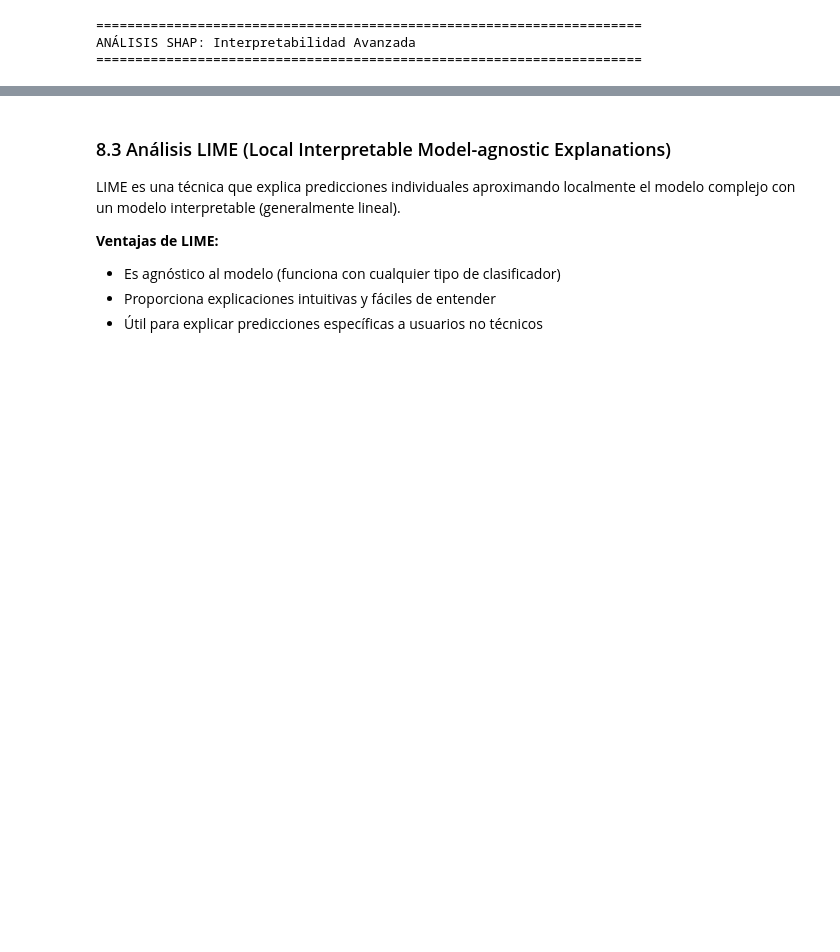
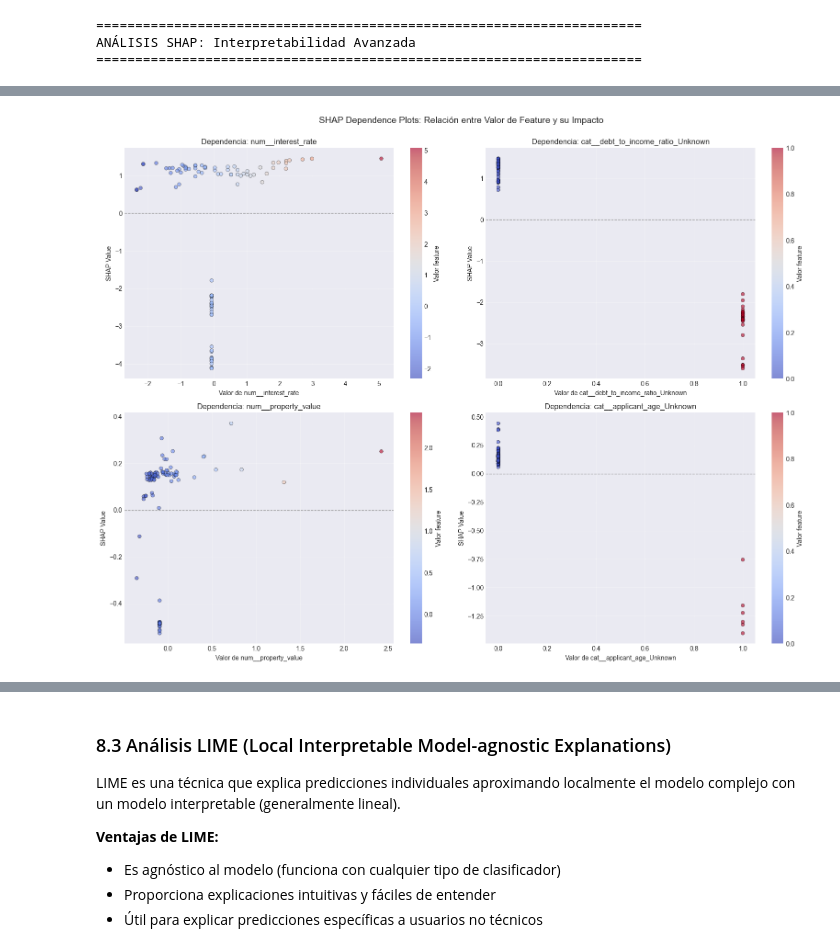
Before and after one commit to thisisrober/hmda-loan-approval-ml-analysis, a Jupyter notebook: notebook.ipynb, the cells around one changed output, grey strips where cells are left out. Cells and saved outputs as stored; diff of their text form; code cells hidden in the pictures; blank space fills up the shorter version.

```diff
--- a/notebook.ipynb
+++ b/notebook.ipynb
@@ -1624,24 +2186,23 @@ ANÁLISIS SHAP: Interpretabilidad Avanzada
 # ----------------------------------------------------------------------
 print("\n1. Preparando datos para análisis SHAP...")
 
-# Usar una muestra para acelerar el cálculo (SHAP puede ser lento)
-# Puedes ajustar el tamaño según tu capacidad computacional
-SAMPLE_SIZE = min(500, len(X_test))
+# ⚡ OPTIMIZACIÓN: Usar muestra pequeña (SHAP es computacionalmente costoso)
+# 100 muestras es suficiente para obtener insights representativos
+SAMPLE_SIZE = min(100, len(X_test))
 np.random.seed(42)
 sample_indices = np.random.choice(len(X_test), SAMPLE_SIZE, replace=False)
 X_test_sample = X_test.iloc[sample_indices]
 y_test_sample = y_test.iloc[sample_indices]
 
-# Transformar los datos (aplicar solo el preprocesamiento)
-# Extraer el transformador del pipeline
-model_to_explain = rf_model  # Cambia a gb_model o lr_model según prefieras
+# Seleccionar modelo a explicar
+model_to_explain = gb_model  # gb_model tiene mejor performance (96.05%)
 
-# Obtener datos transformados
+# Transformar datos con el preprocesador del pipeline
 X_test_transformed = model_to_explain.named_steps['preprocessor'].transform(X_test_sample)
 feature_names = model_to_explain.named_steps['preprocessor'].get_feature_names_out()
 
-print(f"   - Muestra: {SAMPLE_SIZE} observaciones")
-print(f"   - Features tras preprocesamiento: {X_test_transformed.shape[1]}")
-print(f"   - Modelo seleccionado: {type(model_to_explain.named_steps['classifier']).__name__}")
+print(f"   ✓ Muestra: {SAMPLE_SIZE} observaciones (optimizado para velocidad)")
+print(f"   ✓ Features: {X_test_transformed.shape[1]}")
+print(f"   ✓ Modelo: {type(model_to_explain.named_steps['classifier']).__name__}")
 # %% [output]
 1. Preparando datos para análisis SHAP...
@@ -1733,21 +2309,45 @@ plt.show()
 # ----------------------------------------------------------------------
 print("\n5. Generando Dependence Plots para variables clave...")
 
-# Seleccionar top 4 features
+# Convertir a array denso si es necesario (para operaciones numéricas)
+if hasattr(X_test_transformed, 'toarray'):
+    X_test_dense = X_test_transformed.toarray()
+else:
+    X_test_dense = np.array(X_test_transformed)
+
+# Calcular importancia media absoluta para identificar top features
+mean_abs_shap = np.abs(shap_values_pos).mean(axis=0)
 top_features_indices = np.argsort(mean_abs_shap)[-4:][::-1]
 
+print("\nTop 4 features más importantes:")
+for i, idx in enumerate(top_features_indices):
+    print(f"  {i+1}. {feature_names[idx]}: {mean_abs_shap[idx]:.4f}")
+
+# Crear subplots para las 4 variables más importantes
 fig, axes = plt.subplots(2, 2, figsize=(16, 12))
 axes = axes.flatten()
 
-for idx, feature_idx in enumerate(top_features_indices):
-    ax = axes[idx]
-    shap.dependence_plot(feature_idx, shap_values_pos, X_test_transformed,
-                         feature_names=feature_names,
-                         ax=ax,
-                         show=False)
-    ax.set_title(f'Dependencia: {feature_names[feature_idx]}', fontsize=12)
+for plot_idx, feature_idx in enumerate(top_features_indices):
+    ax = axes[plot_idx]
+    feature_name = feature_names[feature_idx]
 
-plt.suptitle('SHAP Dependence Plots: Relación entre Valor y SHAP Value',
+    # Valores de la feature y sus SHAP values
+    feature_values = X_test_dense[:, feature_idx].flatten()
+    shap_vals = shap_values_pos[:, feature_idx].flatten()
+
+    # Scatter plot con color según valor de la feature
+    scatter = ax.scatter(feature_values, shap_vals,
+                        c=feature_values, cmap='coolwarm',
+                        alpha=0.6, s=30, edgecolors='k', linewidth=0.5)
+
+    ax.set_xlabel(f'Valor de {feature_name}', fontsize=10)
+    ax.set_ylabel('SHAP Value', fontsize=10)
+    ax.set_title(f'Dependencia: {feature_name}', fontsize=12)
+    ax.axhline(y=0, color='gray', linestyle='--', linewidth=1, alpha=0.7)
+    ax.grid(True, alpha=0.3)
+    plt.colorbar(scatter, ax=ax, label='Valor feature')
+
+plt.suptitle('SHAP Dependence Plots: Relación entre Valor de Feature y su Impacto',
              fontsize=14, y=1.00)
 plt.tight_layout()
 plt.show()
@@ -1755,11 +2355,12 @@ plt.show()
 print("""
    CÓMO INTERPRETAR DEPENDENCE PLOTS:
    - Eje X: valor de la feature
-   - Eje Y: valor SHAP (impacto en predicción)
-   - Color: interacción con otra feature
+   - Eje Y: valor SHAP (impacto en la predicción)
+   - Color: valor de la feature (azul=bajo, rojo=alto)
 
-   Estos gráficos revelan:
-   - Relaciones no lineales
-   - Umbrales o puntos de inflexión
-   - Interacciones entre variables
+Estos gráficos revelan:
+- Relaciones no lineales entre feature y predicción
+- Umbrales o puntos de inflexión
+- Dirección del impacto (positivo/negativo)
 """)
+# %% [output]
@@ -1765,0 +2374 @@ print("""
+[figure, added]
```
Also changed, not shown: parts of 41 cells of this notebook.
